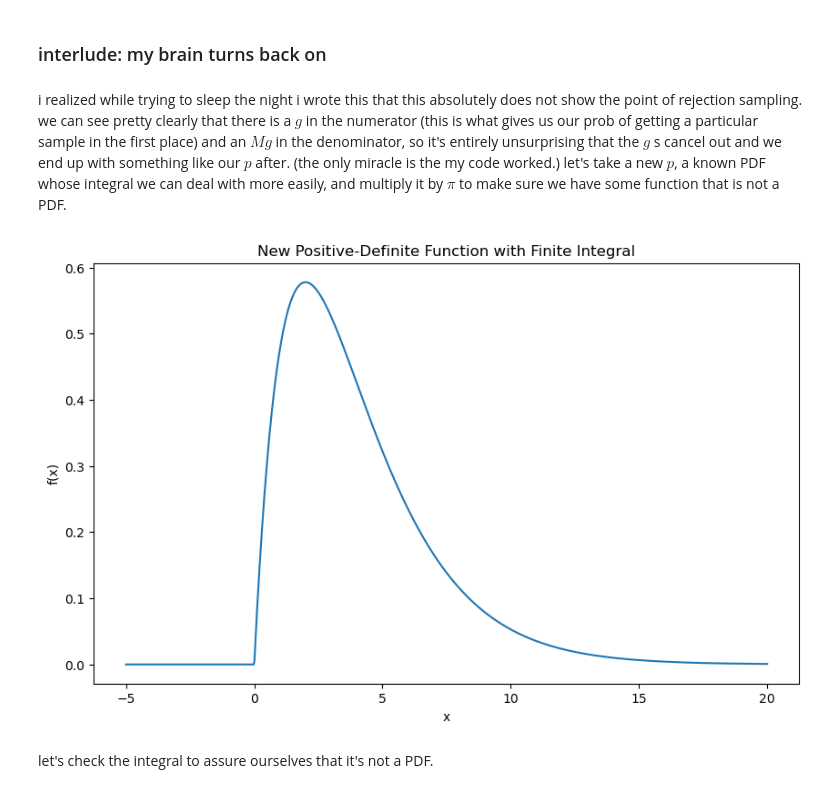
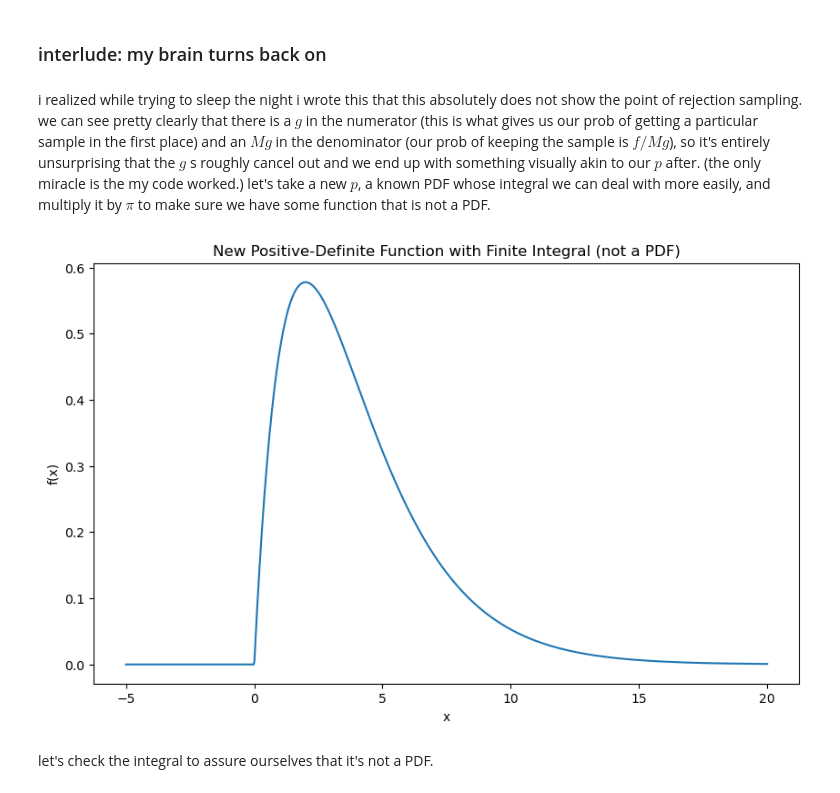
Before and after one commit to samharshe/Zoo, a Jupyter notebook: stats/rejection_sampling.ipynb, the cells around one changed output. Cells and saved outputs as stored; diff of their text form; code cells hidden in the pictures.

Commit message:
made sure everything works

```diff
--- a/stats/rejection_sampling.ipynb
+++ b/stats/rejection_sampling.ipynb
@@ -91,28 +91,25 @@ in other words, we have some wicked function $f(s)$ that's PDF-like, and we want
 # %% [markdown]
 ### interlude: my brain turns back on
 # %% [markdown]
-i realized while trying to sleep the night i wrote this that this absolutely does not show the point of rejection sampling. we can see pretty clearly that there is a $g$ in the numerator (this is what gives us our prob of getting a particular sample in the first place) and an $Mg$ in the denominator, so it's entirely unsurprising that the $g$ s cancel out and we end up with something like our $p$ after. (the only miracle is the my code worked.) let's take a new $p$, a known PDF whose integral we can deal with more easily, and multiply it by $\pi$ to make sure we have some function that is not a PDF.
+i realized while trying to sleep the night i wrote this that this absolutely does not show the point of rejection sampling. we can see pretty clearly that there is a $g$ in the numerator (this is what gives us our prob of getting a particular sample in the first place) and an $Mg$ in the denominator (our prob of keeping the sample is $f/Mg$), so it's entirely unsurprising that the $g$ s roughly cancel out and we end up with something visually akin to our $p$ after. (the only miracle is the my code worked.) let's take a new $p$, a known PDF whose integral we can deal with more easily, and multiply it by $\pi$ to make sure we have some function that is not a PDF.
 # %%
 import scipy.stats
 # %%
 def new_weird_f(x):
     return np.pi * scipy.stats.gamma.pdf(x, a=2, scale=2)
 # %%
-# create function inputs
 x = np.linspace(-5, 20, 1000)
 
-# calculate function outputs
 y = new_weird_f(x)
 
-# plot function
 plt.figure(figsize=(10, 6))
 plt.plot(x, y)
-plt.title("New Positive-Definite Function with Finite Integral")
+plt.title("New Positive-Definite Function with Finite Integral (not a PDF)")
 plt.xlabel("x")
 plt.ylabel("f(x)")
 plt.show()
 # %% [output]
-[figure, old version]
+[figure, new version]
 # %% [markdown]
 let's check the integral to assure ourselves that it's not a PDF.
 # %%
```
Also changed, not shown: parts of 2 cells of this notebook.
